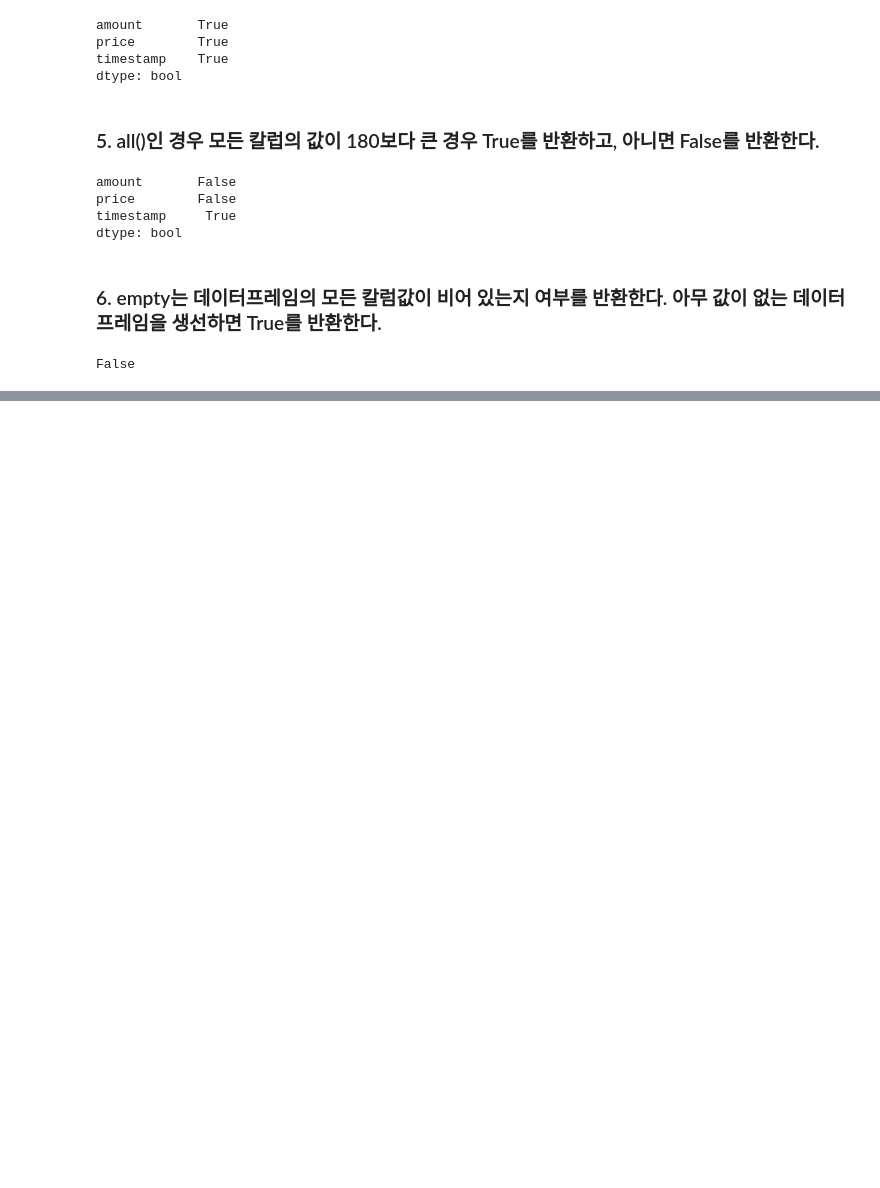
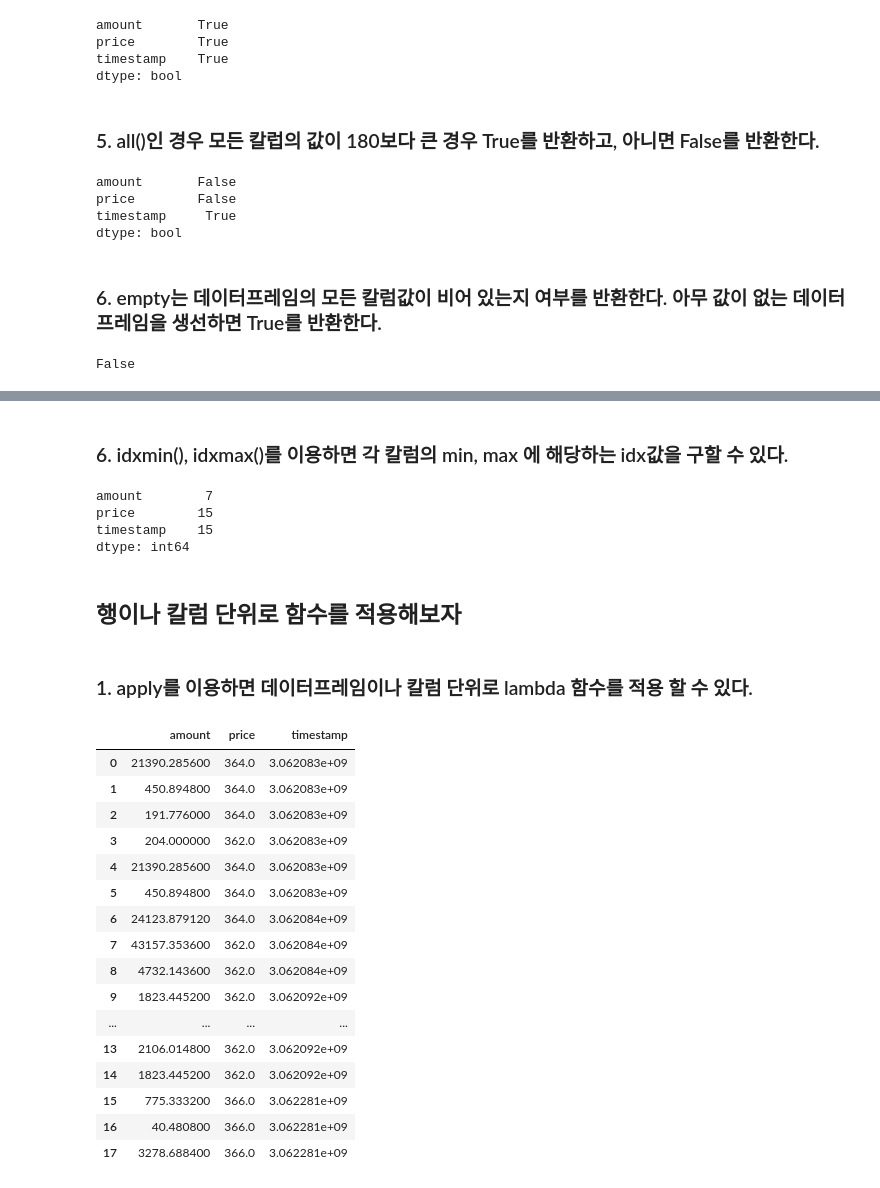
Before and after one commit to OnMyTeam/Auto-Trading, a Jupyter notebook: BitCoinDev_Jupyter/DataFrame1.ipynb, the cells around one changed output, grey strips where cells are left out. Cells and saved outputs as stored; diff of their text form; code cells hidden in the pictures; blank space fills up the shorter version.

```diff
--- a/BitCoinDev_Jupyter/DataFrame1.ipynb
+++ b/BitCoinDev_Jupyter/DataFrame1.ipynb
@@ -139,0 +257,34 @@ False
+# %% [markdown]
+### 6. idxmin(), idxmax()를 이용하면 각 칼럼의 min, max 에 해당하는 idx값을 구할 수 있다.
+# %%
+df.idxmin()
+df.idxmax()
+# %% [output]
+amount        7
+price        15
+timestamp    15
+dtype: int64
+# %% [markdown]
+## 행이나 칼럼 단위로 함수를 적용해보자
+# %% [markdown]
+### 1. apply를 이용하면 데이터프레임이나 칼럼 단위로 lambda 함수를 적용 할 수 있다.
+# %%
+df.apply(lambda x:x*2)
+# %% [output]
+|  | amount | price | timestamp |
+| 0 | 21390.285600 | 364.0 | 3.062083e+09 |
+| 1 | 450.894800 | 364.0 | 3.062083e+09 |
+| 2 | 191.776000 | 364.0 | 3.062083e+09 |
+| 3 | 204.000000 | 362.0 | 3.062083e+09 |
+| 4 | 21390.285600 | 364.0 | 3.062083e+09 |
+| 5 | 450.894800 | 364.0 | 3.062083e+09 |
+| 6 | 24123.879120 | 364.0 | 3.062084e+09 |
+| 7 | 43157.353600 | 362.0 | 3.062084e+09 |
+| 8 | 4732.143600 | 362.0 | 3.062084e+09 |
+| 9 | 1823.445200 | 362.0 | 3.062092e+09 |
+| ... | ... | ... | ... |
+| 13 | 2106.014800 | 362.0 | 3.062092e+09 |
+| 14 | 1823.445200 | 362.0 | 3.062092e+09 |
+| 15 | 775.333200 | 366.0 | 3.062281e+09 |
+| 16 | 40.480800 | 366.0 | 3.062281e+09 |
+| 17 | 3278.688400 | 366.0 | 3.062281e+09 |
```
Also changed, not shown: parts of 27 cells of this notebook.
